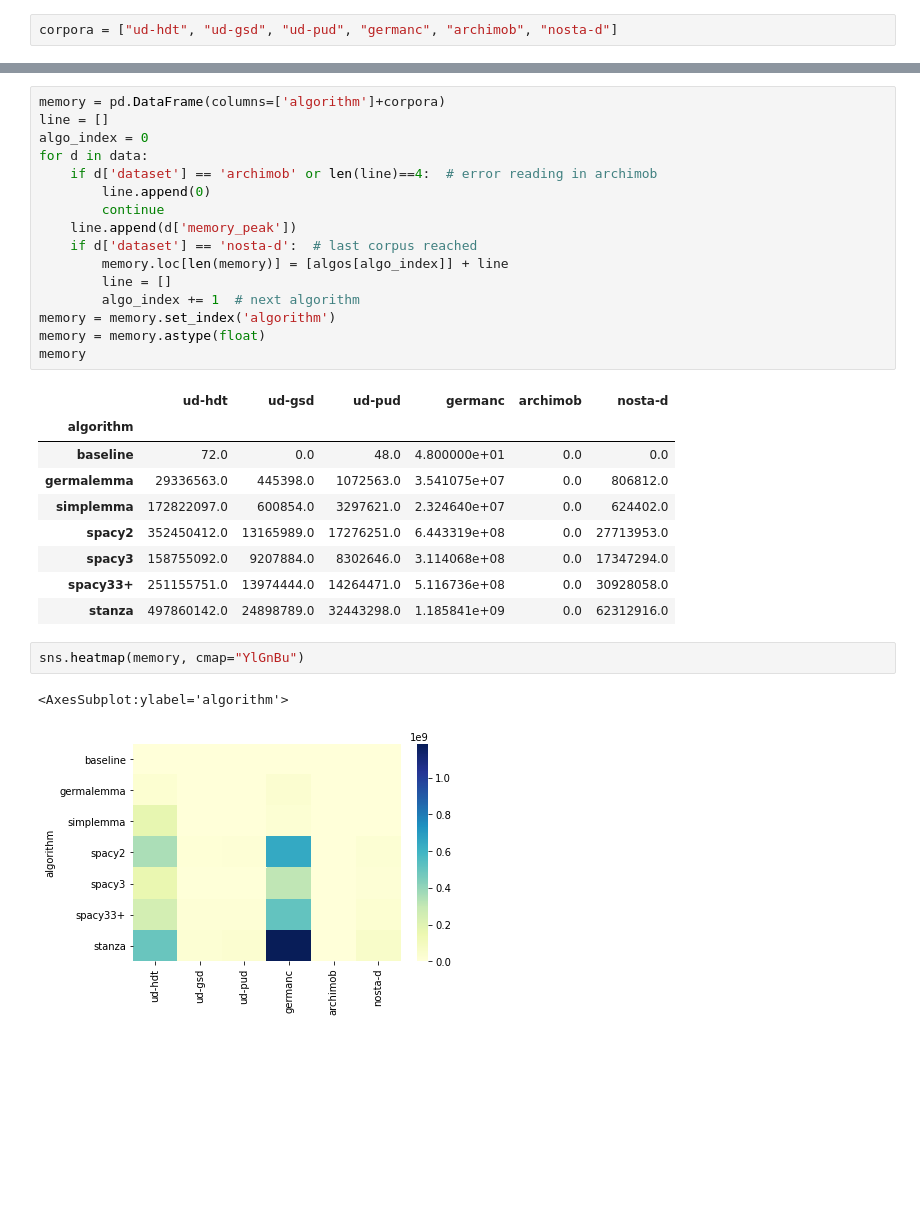
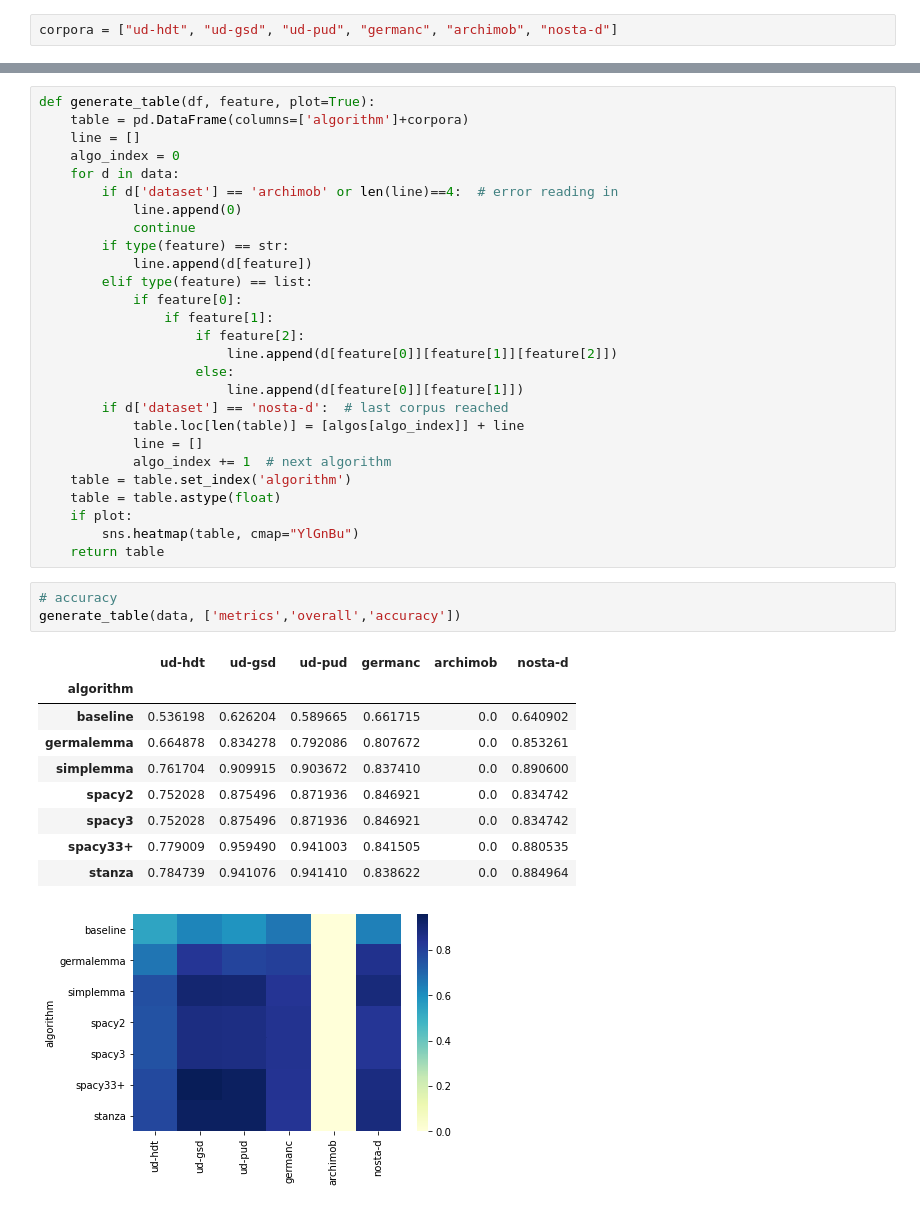
Before and after one commit to zentrum-lexikographie/eval-de-lemma, a Jupyter notebook: nbs/evaluation.ipynb, the cells around one changed output, grey strips where cells are left out. Drawn from its saved outputs; the diff is of its cells as text; blank space fills up the shorter version.

```diff
--- a/nbs/evaluation.ipynb
+++ b/nbs/evaluation.ipynb
@@ -56,31 +25,41 @@ sns.heatmap(time, cmap="YlGnBu")
-# %%
-memory = pd.DataFrame(columns=['algorithm']+corpora)
-line = []
-algo_index = 0
-for d in data:
-    if d['dataset'] == 'archimob' or len(line)==4:  # error reading in archimob
-        line.append(0)
-        continue
-    line.append(d['memory_peak'])
-    if d['dataset'] == 'nosta-d':  # last corpus reached
-        memory.loc[len(memory)] = [algos[algo_index]] + line
-        line = []
-        algo_index += 1  # next algorithm
-memory = memory.set_index('algorithm')
-memory = memory.astype(float)
-memory
-# %% [output]
-|  | ud-hdt | ud-gsd | ud-pud | germanc | archimob | nosta-d |
-| algorithm |  |  |  |  |  |  |
-| baseline | 72.0 | 0.0 | 48.0 | 4.800000e+01 | 0.0 | 0.0 |
-| germalemma | 29336563.0 | 445398.0 | 1072563.0 | 3.541075e+07 | 0.0 | 806812.0 |
-| simplemma | 172822097.0 | 600854.0 | 3297621.0 | 2.324640e+07 | 0.0 | 624402.0 |
-| spacy2 | 352450412.0 | 13165989.0 | 17276251.0 | 6.443319e+08 | 0.0 | 27713953.0 |
-| spacy3 | 158755092.0 | 9207884.0 | 8302646.0 | 3.114068e+08 | 0.0 | 17347294.0 |
-| spacy33+ | 251155751.0 | 13974444.0 | 14264471.0 | 5.116736e+08 | 0.0 | 30928058.0 |
-| stanza | 497860142.0 | 24898789.0 | 32443298.0 | 1.185841e+09 | 0.0 | 62312916.0 |
-# %%
-sns.heatmap(memory, cmap="YlGnBu")
-# %% [output]
-<AxesSubplot:ylabel='algorithm'>
-[figure, removed]
+# %%
+def generate_table(df, feature, plot=True):
+    table = pd.DataFrame(columns=['algorithm']+corpora)
+    line = []
+    algo_index = 0
+    for d in data:
+        if d['dataset'] == 'archimob' or len(line)==4:  # error reading in
+            line.append(0)
+            continue
+        if type(feature) == str:
+            line.append(d[feature])
+        elif type(feature) == list:
+            if feature[0]:
+                if feature[1]:
+                    if feature[2]:
+                        line.append(d[feature[0]][feature[1]][feature[2]])
+                    else:
+                        line.append(d[feature[0]][feature[1]])
+        if d['dataset'] == 'nosta-d':  # last corpus reached
+            table.loc[len(table)] = [algos[algo_index]] + line
+            line = []
+            algo_index += 1  # next algorithm
+    table = table.set_index('algorithm')
+    table = table.astype(float)
+    if plot:
+        sns.heatmap(table, cmap="YlGnBu")
+    return table
+# %%
+# accuracy
+generate_table(data, ['metrics','overall','accuracy'])
+# %% [output]
+|  | ud-hdt | ud-gsd | ud-pud | germanc | archimob | nosta-d |
+| algorithm |  |  |  |  |  |  |
+| baseline | 0.536198 | 0.626204 | 0.589665 | 0.661715 | 0.0 | 0.640902 |
+| germalemma | 0.664878 | 0.834278 | 0.792086 | 0.807672 | 0.0 | 0.853261 |
+| simplemma | 0.761704 | 0.909915 | 0.903672 | 0.837410 | 0.0 | 0.890600 |
+| spacy2 | 0.752028 | 0.875496 | 0.871936 | 0.846921 | 0.0 | 0.834742 |
+| spacy3 | 0.752028 | 0.875496 | 0.871936 | 0.846921 | 0.0 | 0.834742 |
+| spacy33+ | 0.779009 | 0.959490 | 0.941003 | 0.841505 | 0.0 | 0.880535 |
+| stanza | 0.784739 | 0.941076 | 0.941410 | 0.838622 | 0.0 | 0.884964 |
+[figure, added]
```
Also changed, not shown: parts of 13 cells of this notebook.
